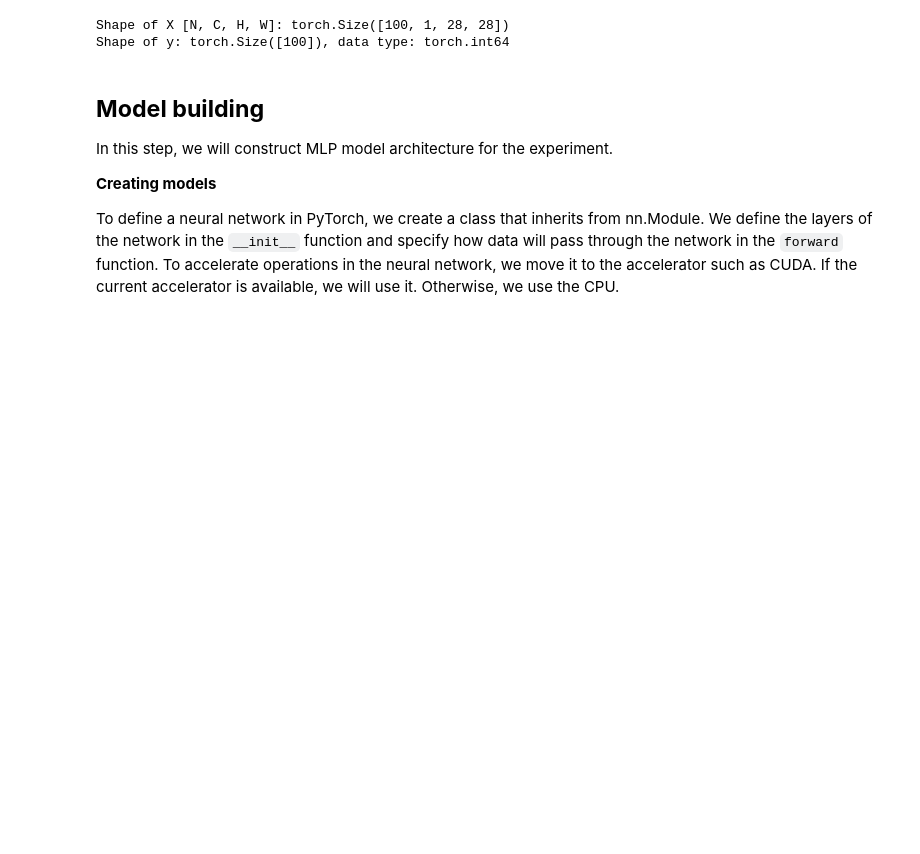
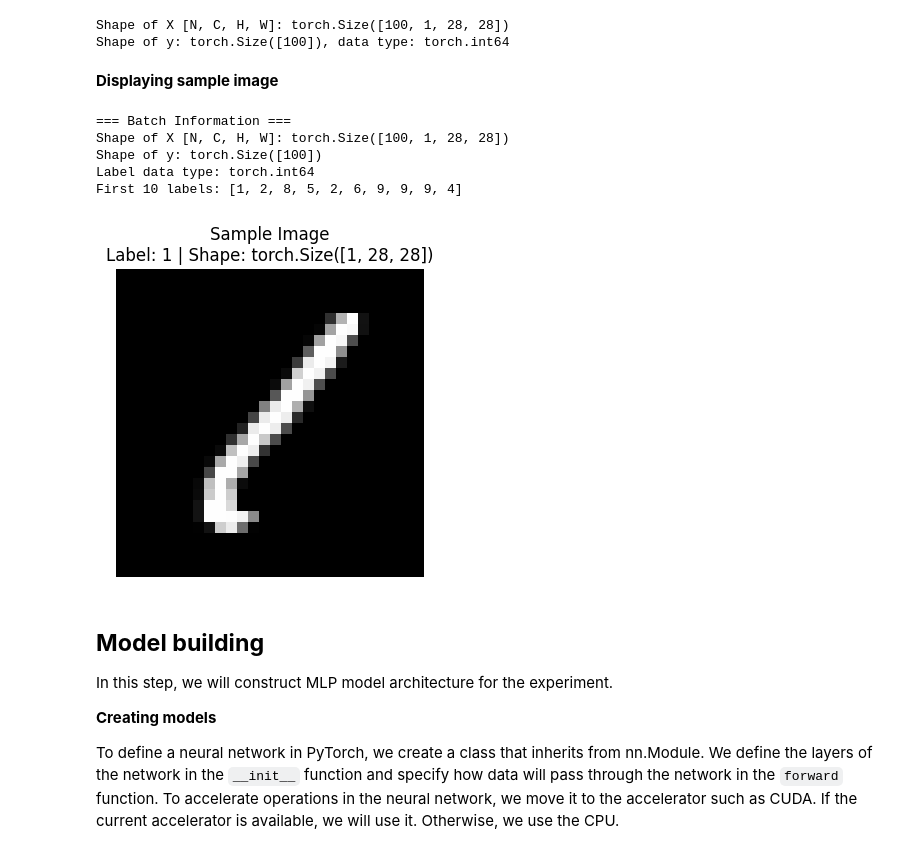
Before and after one commit to harishmuh/Deep-Learning_study, a Jupyter notebook: 01_mnist_classification_using_MLP.ipynb, the cells around one changed output. Saved outputs shown, nothing was run; the diff lists cells and outputs as text; code cells hidden in the pictures; blank space fills up the shorter version.

```diff
--- a/01_mnist_classification_using_MLP.ipynb
+++ b/01_mnist_classification_using_MLP.ipynb
@@ -110,6 +118,43 @@ for images, labels in train_loader:
 # %% [output]
 Shape of X [N, C, H, W]: torch.Size([100, 1, 28, 28])
 Shape of y: torch.Size([100]), data type: torch.int64
+# %% [markdown]
+**Displaying sample image**
+# %%
+# Displaying sample image and batch information from data loader
+import matplotlib.pyplot as plt
+
+# Getting first batch from DataLoader
+images, labels = next(iter(train_loader))
+
+# Displaying batch information
+print("=== Batch Information ===")
+print(f"Shape of X [N, C, H, W]: {images.shape}")
+print(f"Shape of y: {labels.shape}")
+print(f"Label data type: {labels.dtype}")
+
+# Displaying first 10 labels
+print(f"First 10 labels: {labels[:10].tolist()}")
+
+# Showing sample image
+plt.figure(figsize=(4, 4))
+plt.imshow(images[0].squeeze(), cmap='gray')
+
+# Add image information to title
+plt.title(
+    f"Sample Image\n"
+    f"Label: {labels[0].item()} | "
+    f"Shape: {images[0].shape}"
+)
+plt.axis('off')
+plt.show()
+# %% [output]
+=== Batch Information ===
+Shape of X [N, C, H, W]: torch.Size([100, 1, 28, 28])
+Shape of y: torch.Size([100])
+Label data type: torch.int64
+First 10 labels: [1, 2, 8, 5, 2, 6, 9, 9, 9, 4]
+[figure, added]
 # %% [markdown]
 ## **Model building**
 
```
Also changed, not shown: parts of 3 cells of this notebook.
